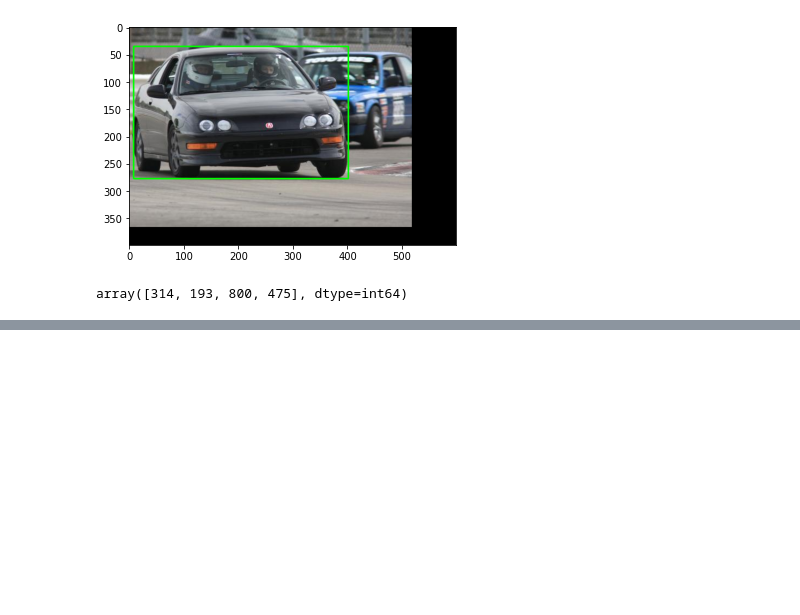
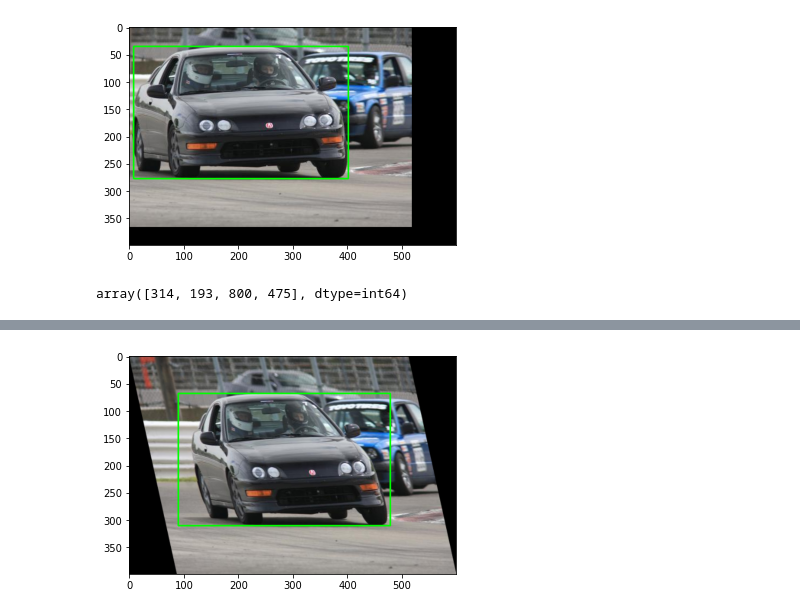
Before and after one commit to mmahanta89/CapstoneProject_GL, a Jupyter notebook: PreView_Data.ipynb, the cells around one changed output, grey strips where cells are left out. Drawn from its saved outputs; the diff is of its cells as text; code cells hidden in the pictures; blank space fills up the shorter version.

```diff
--- a/PreView_Data.ipynb
+++ b/PreView_Data.ipynb
@@ -658,0 +897,43 @@ array([314, 193, 800, 475], dtype=int64)
+# %%
+def shearImage(path, df,i,shear_factor):
+
+    if type(shear_factor) == tuple:
+        assert len(shear_factor) == 2, "Invalid range for scaling factor"
+    else:
+        shear_factor = (-shear_factor, shear_factor)
+
+    shear_factor = random.uniform(*shear_factor)
+
+    img=loadImage(path, df,i)
+    bboxes=np.array([df.x1[i],df.y1[i],df.x2[i],df.y2[i]])
+
+    w,h = img.shape[1], img.shape[0]
+
+    if shear_factor < 0:
+        img, bboxes = horzFlip(path,df,i)
+
+    M = np.array([[1, abs(shear_factor), 0],[0,1,0]])
+
+    nW =  img.shape[1] + abs(shear_factor*img.shape[0])
+
+    bboxes[[0,2]] = bboxes[[0,2]] + ((bboxes[[1,3]]) * abs(shear_factor) ).astype(int)
+
+
+    img = cv2.warpAffine(img, M, (int(nW), img.shape[0]))
+
+    if shear_factor < 0:
+        img, bboxes = horzFlip(path,df,i)
+
+    img = cv2.resize(img, (w,h))
+
+    scale_factor_x = nW / w
+
+    bboxes[:4] = bboxes[:4] / [scale_factor_x, 1, scale_factor_x, 1]
+
+
+    return img, bboxes
+# %%
+img,bboxes=shearImage(path1,df_merged,5,0.7)
+viewUpdatedImg(img,bboxes)
+# %% [output]
+[figure, added]
```
Also changed, not shown: parts of 9 cells of this notebook.
